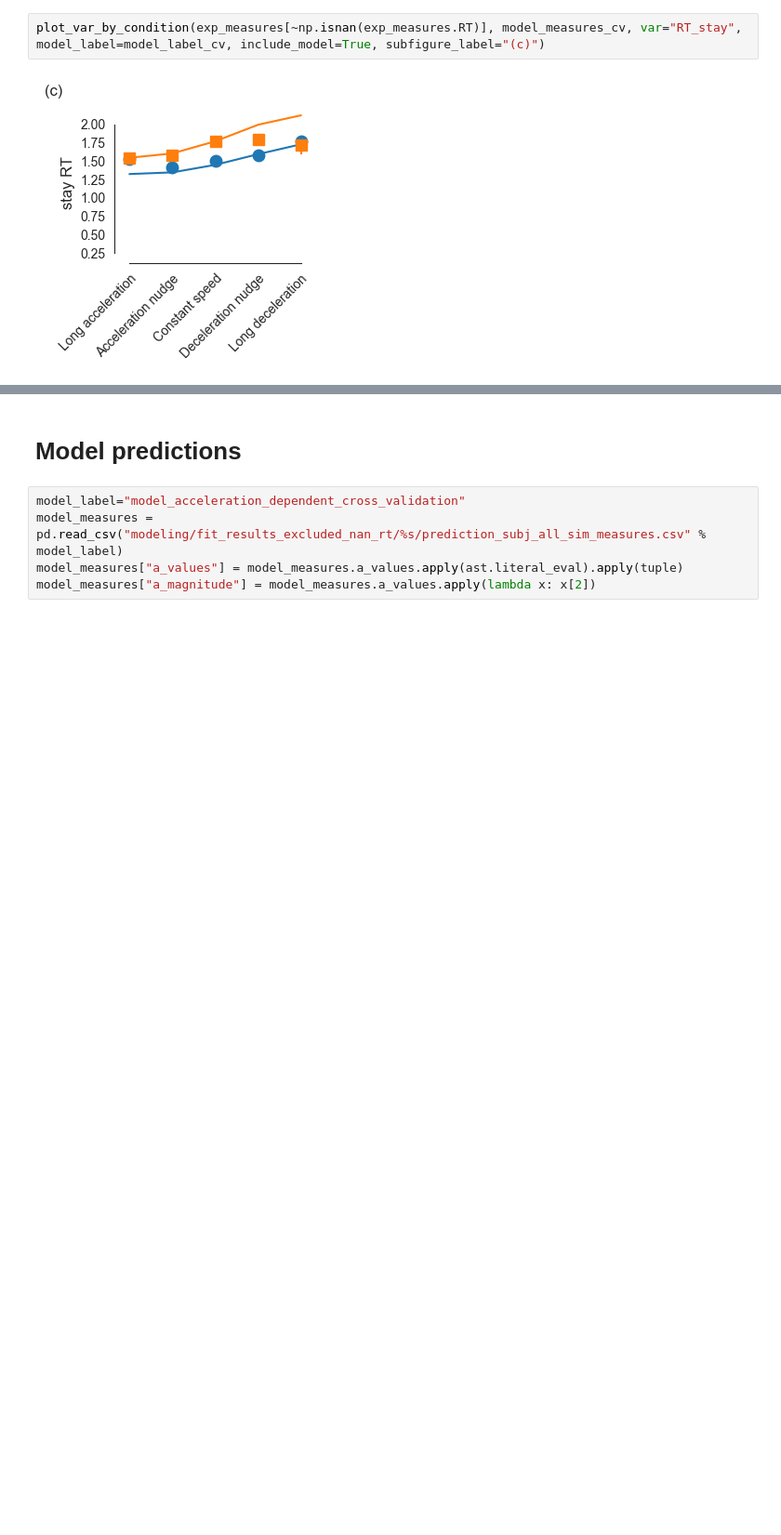
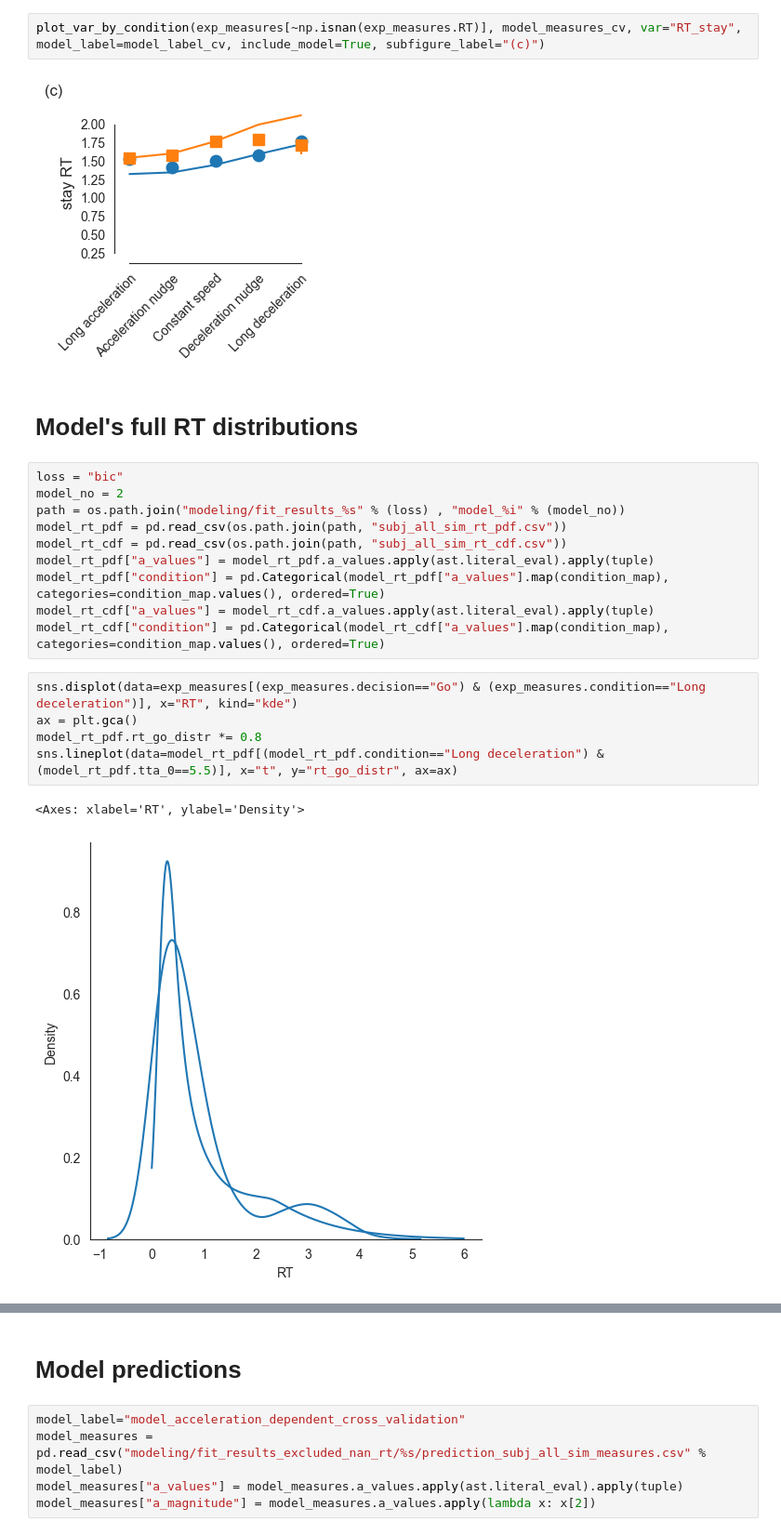
Before and after one commit to tud-hri/nudging-humans-in-traffic, a Jupyter notebook: 04_figures.ipynb, the cells around one changed output, grey strips where cells are left out. Shown at 93% size. Saved outputs shown, nothing was run; the diff lists cells and outputs as text; blank space fills up the shorter version.

```diff
--- a/04_figures.ipynb
+++ b/04_figures.ipynb
@@ -155,3 +165,23 @@ plot_var_by_condition(exp_measures[~np.isnan(exp_measures.RT)], model_measures_c
 plot_var_by_condition(exp_measures[~np.isnan(exp_measures.RT)], model_measures_cv, var="RT_stay", model_label=model_label_cv, include_model=True, subfigure_label="(c)")
 # %% [output]
 [figure]
+# %% [markdown]
+# Model's full RT distributions
+# %%
+loss = "bic"
+model_no = 2
+path = os.path.join("modeling/fit_results_%s" % (loss) , "model_%i" % (model_no))
+model_rt_pdf = pd.read_csv(os.path.join(path, "subj_all_sim_rt_pdf.csv"))
+model_rt_cdf = pd.read_csv(os.path.join(path, "subj_all_sim_rt_cdf.csv"))
+model_rt_pdf["a_values"] = model_rt_pdf.a_values.apply(ast.literal_eval).apply(tuple)
+model_rt_pdf["condition"] = pd.Categorical(model_rt_pdf["a_values"].map(condition_map), categories=condition_map.values(), ordered=True)
+model_rt_cdf["a_values"] = model_rt_cdf.a_values.apply(ast.literal_eval).apply(tuple)
+model_rt_cdf["condition"] = pd.Categorical(model_rt_cdf["a_values"].map(condition_map), categories=condition_map.values(), ordered=True)
+# %%
+sns.displot(data=exp_measures[(exp_measures.decision=="Go") & (exp_measures.condition=="Long deceleration")], x="RT", kind="kde")
+ax = plt.gca()
+model_rt_pdf.rt_go_distr *= 0.8
+sns.lineplot(data=model_rt_pdf[(model_rt_pdf.condition=="Long deceleration") & (model_rt_pdf.tta_0==5.5)], x="t", y="rt_go_distr", ax=ax)
+# %% [output]
+<Axes: xlabel='RT', ylabel='Density'>
+[figure, added]
```
Also changed, not shown: parts of 12 cells of this notebook, 24 other files.
